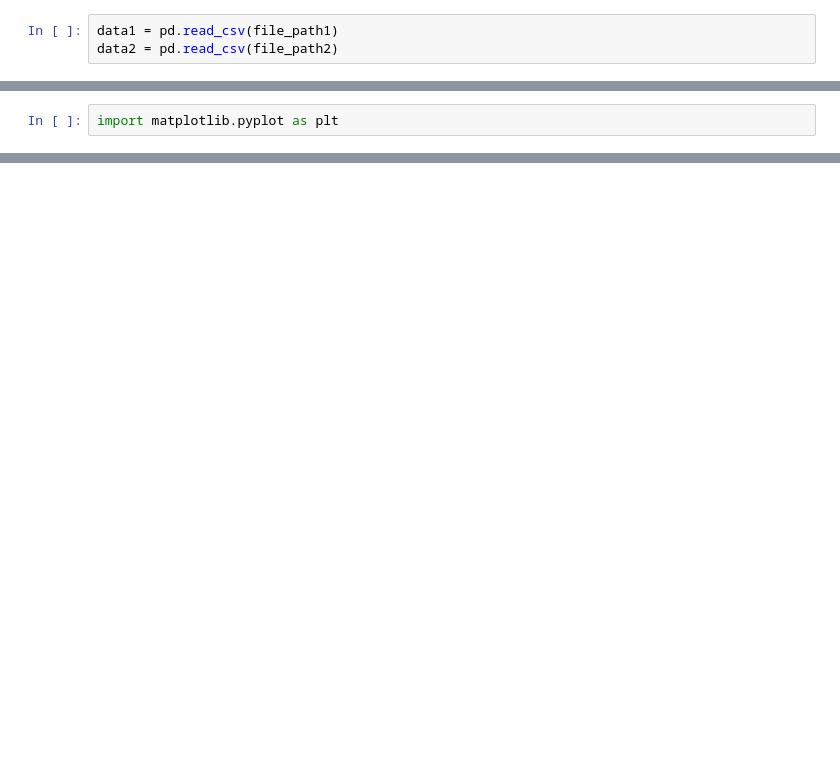
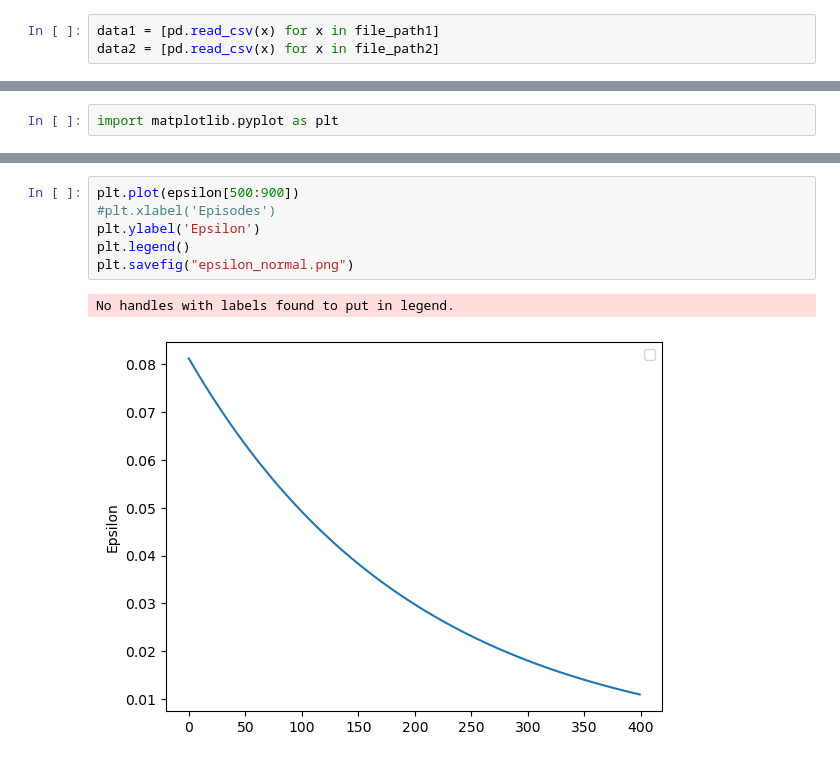
Before and after one commit to nfsseixas2013/redeneuralpytorch, a Jupyter notebook: EXP01.ipynb, the cells around one changed output, grey strips where cells are left out. Cells and saved outputs as stored; diff of their text form; blank space fills up the shorter version.

```diff
--- a/EXP01.ipynb
+++ b/EXP01.ipynb
@@ -14,6 +43,6 @@ file_path2 = "datasets/v2/v2_datasets-corrigido/dataset_poisoned.csv"
 # %%
-data1 = pd.read_csv(file_path1)
-data2 = pd.read_csv(file_path2)
+data1 = [pd.read_csv(x) for x in file_path1]
+data2 = [pd.read_csv(x) for x in file_path2]
 # %%
 def preprocess_data(df):
     # Convert 'Weapon Detected' to binary (1 for 'Yes', 0 for 'No')
@@ -258,0 +388,9 @@ No artists with labels found to put in legend.  Note that artists whose label st
+# %%
+plt.plot(epsilon[500:900])
+#plt.xlabel('Episodes')
+plt.ylabel('Epsilon')
+plt.legend()
+plt.savefig("epsilon_normal.png")
+# %% [output]
+No handles with labels found to put in legend.
+[figure, added]
```
Also changed, not shown: parts of 24 cells of this notebook, 7 other files.
